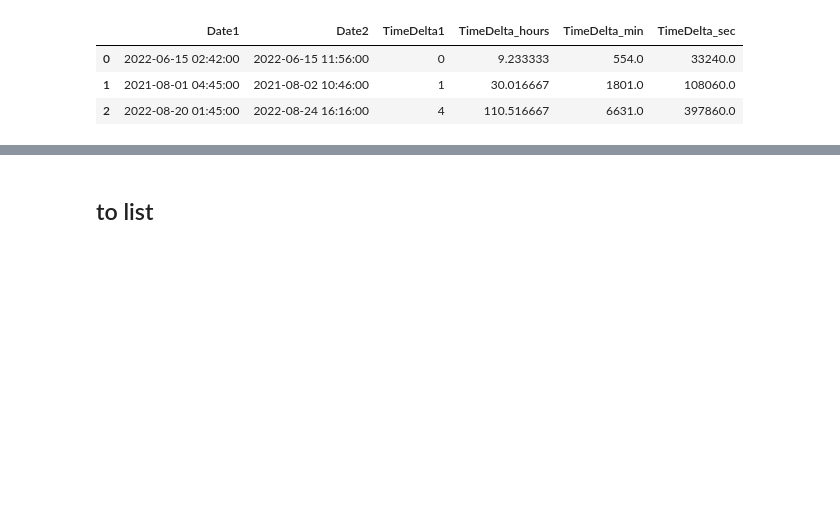
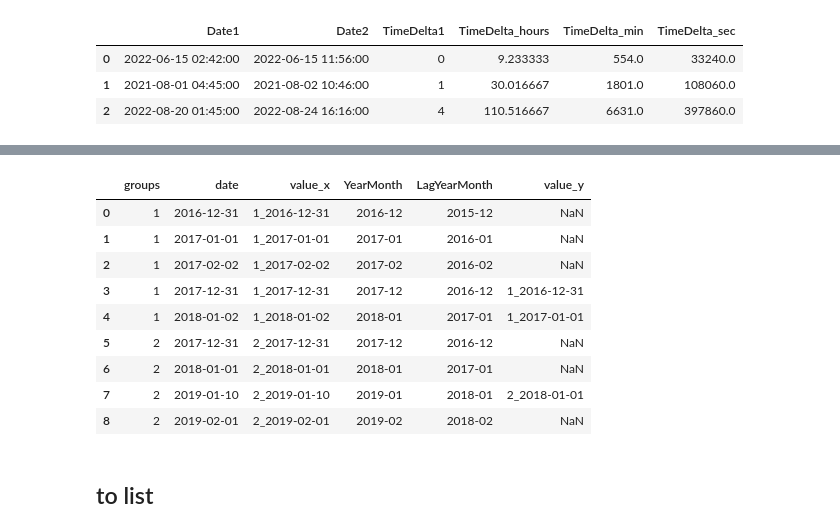
Before and after one commit to EvgeniiZorin/Handbook_Data-Science, a Jupyter notebook: _Pandas.ipynb, the cells around one changed output, grey strips where cells are left out. Drawn from its saved outputs; the diff is of its cells as text; code cells hidden in the pictures; blank space fills up the shorter version.

```diff
--- a/_Pandas.ipynb
+++ b/_Pandas.ipynb
@@ -2756,3 +2862,54 @@ df
+# %%
+"""
+Same as before but ignore the day.
+This works if you have non-repeating months.
+"""
+import pandas as pd
+
+fechas1 = ['2016-12-31', '2017-01-01', '2017-02-02', '2017-12-31', '2018-01-02']
+fechas2 = ['2017-12-31', '2018-01-01', '2019-01-10', '2019-02-01']
+groups = [1]*len(fechas1) + [2]*len(fechas2)
+df = pd.DataFrame({
+    'groups': groups,
+    'date': pd.to_datetime(fechas1 + fechas2),
+    'value': [f"{i}_{j}" for i, j in zip(groups, fechas1+fechas2)]
+})
+df['date'] = pd.to_datetime(df['date'])
+
+df['YearMonth'] = df['date'].dt.to_period('M')
+df['LagYearMonth'] = df['YearMonth'] - 12
+df = df.sort_values(by = ['groups', 'date', 'value'])
+
+df_join = (
+    df[['groups', 'YearMonth', 'value']]
+    .rename(columns = {
+        'YearMonth': 'LagYearMonth',
+        'Value': 'lag_value'
+    })
+)
+
+merged = pd.merge(
+    df,
+    df_join,
+    on = ['groups', 'LagYearMonth'],
+    how = 'left'
+)
+
+
+# merged = merged.drop(columns = ['YearMonth', 'LagYearMonth', 'lag_value'])
+
+merged
+# %% [output]
+|  | groups | date | value_x | YearMonth | LagYearMonth | value_y |
+| 0 | 1 | 2016-12-31 | 1_2016-12-31 | 2016-12 | 2015-12 | NaN |
+| 1 | 1 | 2017-01-01 | 1_2017-01-01 | 2017-01 | 2016-01 | NaN |
+| 2 | 1 | 2017-02-02 | 1_2017-02-02 | 2017-02 | 2016-02 | NaN |
+| 3 | 1 | 2017-12-31 | 1_2017-12-31 | 2017-12 | 2016-12 | 1_2016-12-31 |
+| 4 | 1 | 2018-01-02 | 1_2018-01-02 | 2018-01 | 2017-01 | 1_2017-01-01 |
+| 5 | 2 | 2017-12-31 | 2_2017-12-31 | 2017-12 | 2016-12 | NaN |
+| 6 | 2 | 2018-01-01 | 2_2018-01-01 | 2018-01 | 2017-01 | NaN |
+| 7 | 2 | 2019-01-10 | 2_2019-01-10 | 2019-01 | 2018-01 | 2_2018-01-01 |
+| 8 | 2 | 2019-02-01 | 2_2019-02-01 | 2019-02 | 2018-02 | NaN |
 # %% [markdown]
 ## to list
 # %%
```
Also changed, not shown: parts of 5 cells of this notebook, 3 other files.
